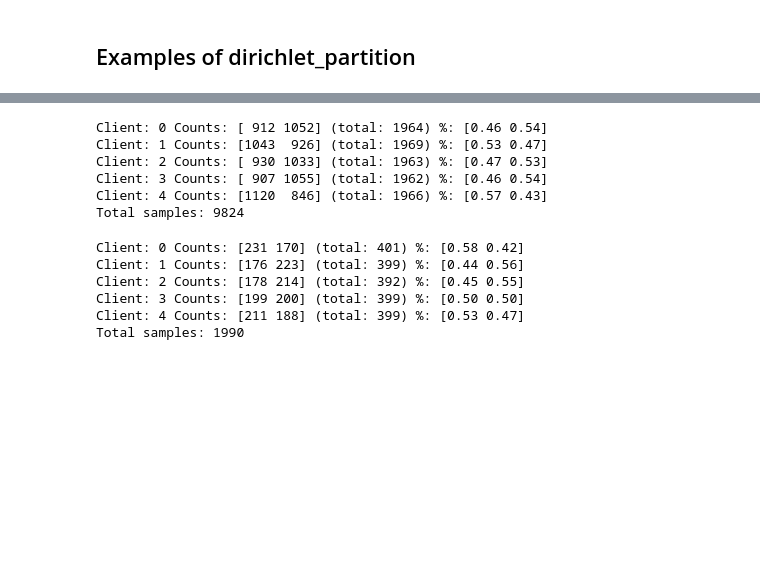
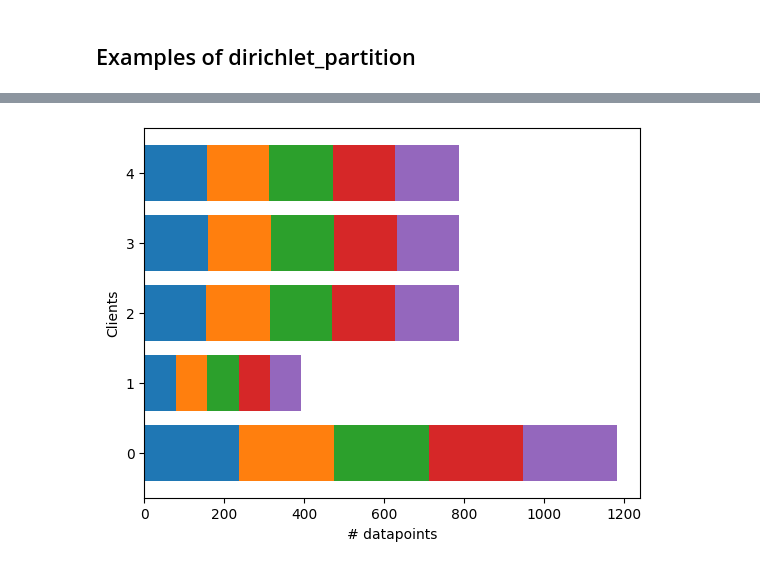
Before and after one commit to emiliocantuc/dirichletPartitioning, a Jupyter notebook: examples.ipynb, the cells around one changed output, grey strips where cells are left out. Drawn from its saved outputs; the diff is of its cells as text; code cells hidden in the pictures; blank space fills up the shorter version.

```diff
--- a/examples.ipynb
+++ b/examples.ipynb
@@ -15,2 +19,35 @@ def summarize_partition(y,partition):
 
     print(f'Total samples: {total_n}')
+# %%
+# A helper function that plots the partition as a horizontal bar graph
+def visualize_partition(partition,labels,title=None,legend=False):
+
+    # Class -> array with no. of elements of class per client
+    # E.g. 0 -> [100,200,300] implies client 0 has 100 class 0 examples and so on
+
+    class_client_counts={label:[] for label in labels}
+
+    clients=sorted(partition)
+    sorted_values=[partition[i] for i in clients]
+
+    for label in labels:
+        counts_all=np.zeros(len(partition))
+        for client,y in zip(clients,sorted_values):
+            counts_all[client]=(y==label).sum()
+
+        class_client_counts[label]=counts_all
+
+    fig, ax = plt.subplots()
+    prev=None
+    for k,v in class_client_counts.items():
+        ax.barh(clients, v,label=k,left=prev)
+        if prev is None:
+            prev=v
+        else:
+            prev+=v
+
+    plt.title(title)
+    plt.xlabel('# datapoints')
+    plt.ylabel('Clients')
+    if legend: plt.legend()
+    plt.show()
@@ -17,31 +73,15 @@ def summarize_partition(y,partition):
 # %%
+# An example with uneven n
+
+classes=list(range(5))
+
 # A class balanced y
-y=np.random.choice([0,1],size=10000,p=[0.5,0.5])
+y=np.random.choice(classes,size=20000)
 
 # Partitioned among 5 clients/segments with a high alpha
-partition=dirichlet_partition(y,c_clients=5,alpha=100,debug=True)
+partition_ixs=dirichlet_partition(y,c_clients=5,alpha=10000,n=[0.3, 0.1, 0.2, 0.2, 0.2])
+partition={c:y[ixs] for c,ixs in partition_ixs.items()}
 
-summarize_partition(y,partition)
+visualize_partition(partition,classes)
 # %% [output]
-Client: 0 Counts: [ 912 1052] (total: 1964) %: [0.46 0.54]
-Client: 1 Counts: [1043  926] (total: 1969) %: [0.53 0.47]
-Client: 2 Counts: [ 930 1033] (total: 1963) %: [0.47 0.53]
-Client: 3 Counts: [ 907 1055] (total: 1962) %: [0.46 0.54]
-Client: 4 Counts: [1120  846] (total: 1966) %: [0.57 0.43]
-Total samples: 9824
+[figure, added]
-# %%
-# A class unbalanced y
-y=np.random.choice([0,1],size=10000,p=[0.9,0.1])
-
-# Partitioned among 5 clients/segments with a high alpha
-partition=dirichlet_partition(y,c_clients=5,alpha=100,debug=True)
-
-# Note how less total samples are distributed
-summarize_partition(y,partition)
-# %% [output]
-Client: 0 Counts: [231 170] (total: 401) %: [0.58 0.42]
-Client: 1 Counts: [176 223] (total: 399) %: [0.44 0.56]
-Client: 2 Counts: [178 214] (total: 392) %: [0.45 0.55]
-Client: 3 Counts: [199 200] (total: 399) %: [0.50 0.50]
-Client: 4 Counts: [211 188] (total: 399) %: [0.53 0.47]
-Total samples: 1990
```
Also changed, not shown: parts of 6 cells of this notebook, 1 other file.
